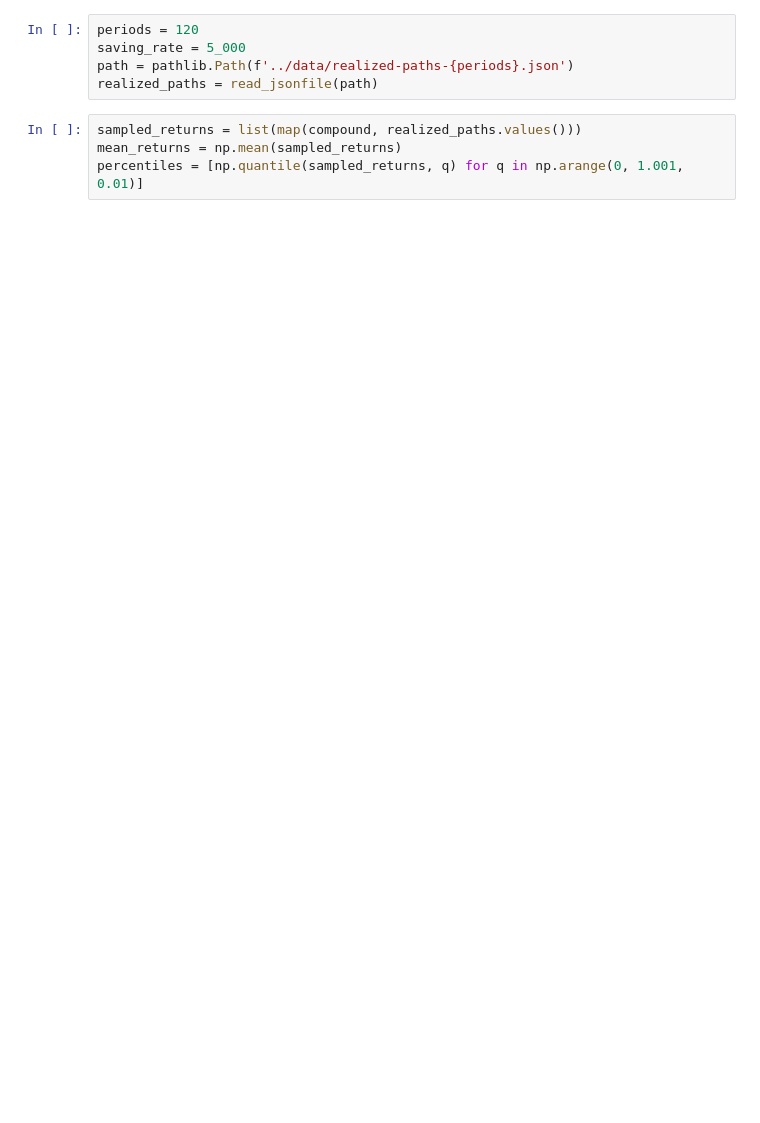
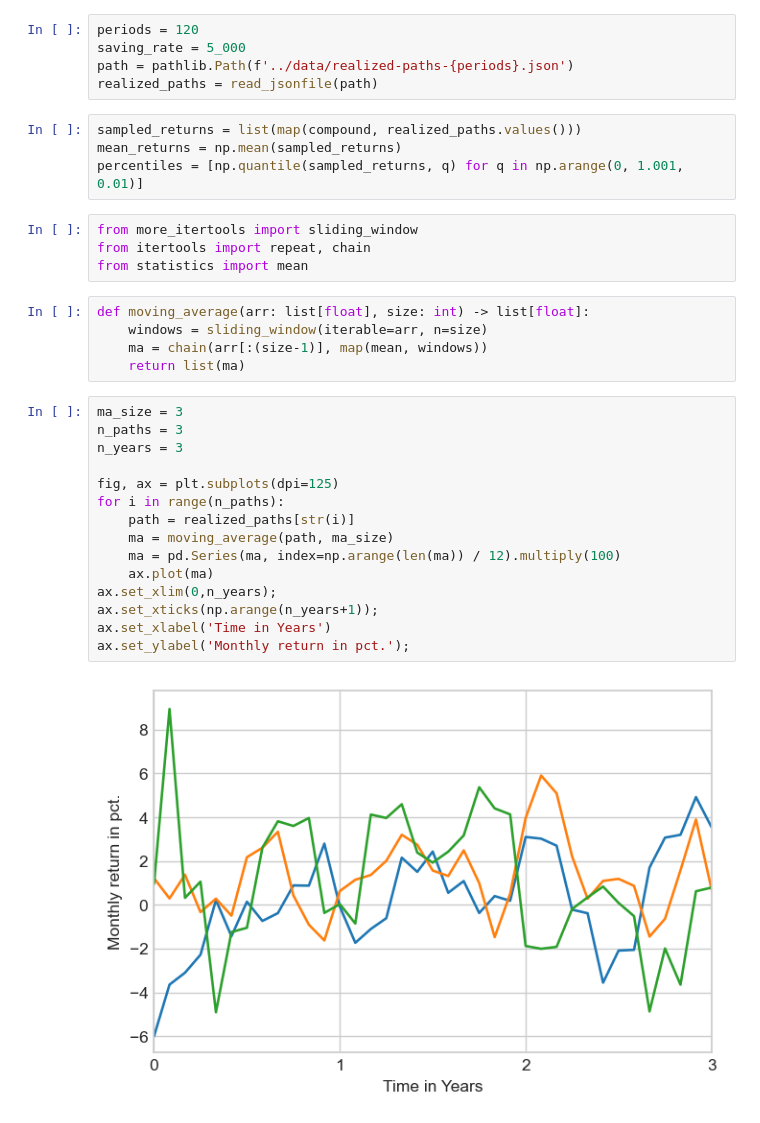
Before and after one commit to wizDs/ds-stock-analysis, a Jupyter notebook: notebooks/analysis.ipynb, the cells around one changed output. Drawn from its saved outputs; the diff is of its cells as text; blank space fills up the shorter version.

```diff
--- a/notebooks/analysis.ipynb
+++ b/notebooks/analysis.ipynb
@@ -35,3 +35,29 @@ realized_paths = read_jsonfile(path)
 sampled_returns = list(map(compound, realized_paths.values()))
 mean_returns = np.mean(sampled_returns)
 percentiles = [np.quantile(sampled_returns, q) for q in np.arange(0, 1.001, 0.01)]
+# %%
+from more_itertools import sliding_window
+from itertools import repeat, chain
+from statistics import mean
+# %%
+def moving_average(arr: list[float], size: int) -> list[float]:
+    windows = sliding_window(iterable=arr, n=size)
+    ma = chain(arr[:(size-1)], map(mean, windows))
+    return list(ma)
+# %%
+ma_size = 3
+n_paths = 3
+n_years = 3
+
+fig, ax = plt.subplots(dpi=125)
+for i in range(n_paths):
+    path = realized_paths[str(i)]
+    ma = moving_average(path, ma_size)
+    ma = pd.Series(ma, index=np.arange(len(ma)) / 12).multiply(100)
+    ax.plot(ma)
+ax.set_xlim(0,n_years);
+ax.set_xticks(np.arange(n_years+1));
+ax.set_xlabel('Time in Years')
+ax.set_ylabel('Monthly return in pct.');
+# %% [output]
+[figure, added]
```
Also changed, not shown: parts of 7 cells of this notebook, 1 other file.
